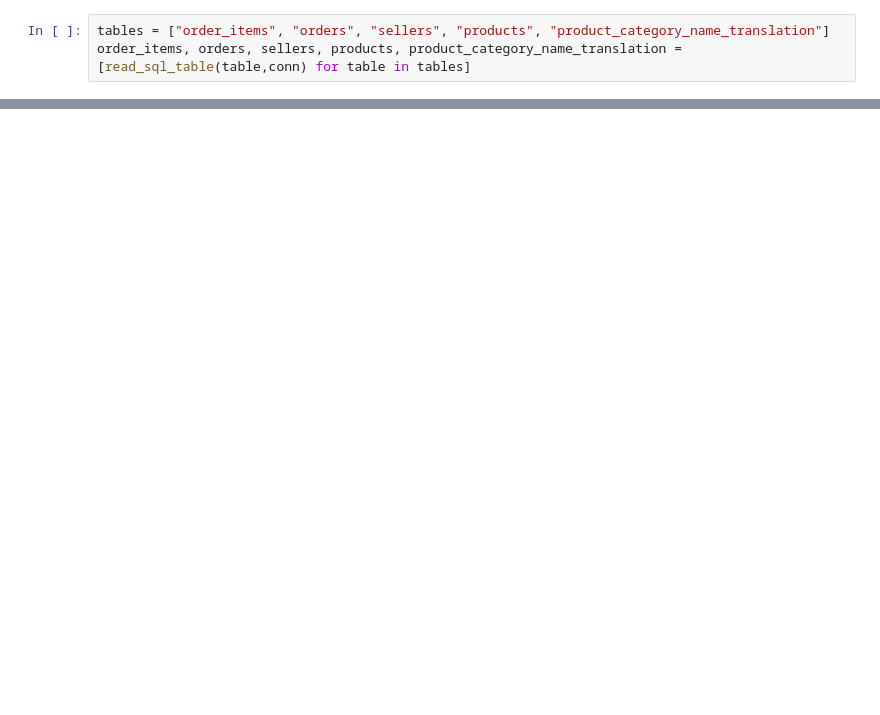
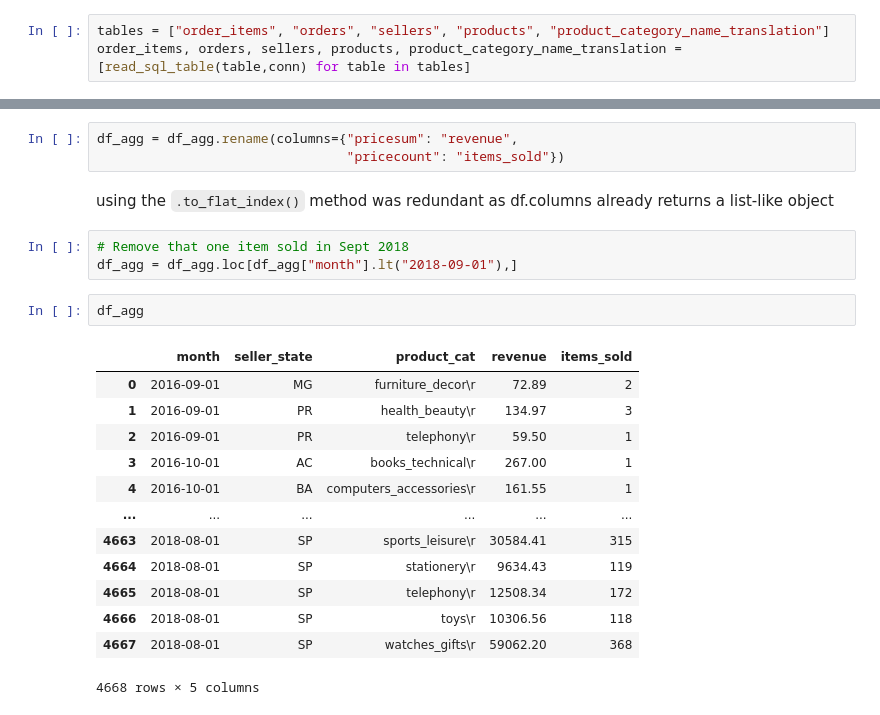
Before and after one commit to Senonino/data-ber-01-20, a Jupyter notebook: Notes/module_1/week_3/9_python-matplotib_seaborn.ipynb, the cells around one changed output, grey strips where cells are left out. Saved outputs shown, nothing was run; the diff lists cells and outputs as text; blank space fills up the shorter version.

```diff
--- a/Notes/module_1/week_3/9_python-matplotib_seaborn.ipynb
+++ b/Notes/module_1/week_3/9_python-matplotib_seaborn.ipynb
@@ -65,0 +313,24 @@ orders = pd.read_sql("SELECT * FROM orders;", conn)
+# %%
+df_agg = df_agg.rename(columns={"pricesum": "revenue",
+                                "pricecount": "items_sold"})
+# %% [markdown]
+using the `.to_flat_index()` method was redundant as df.columns already returns a list-like object
+# %%
+# Remove that one item sold in Sept 2018
+df_agg = df_agg.loc[df_agg["month"].lt("2018-09-01"),]
+# %%
+df_agg
+# %% [output]
+|  | month | seller_state | product_cat | revenue | items_sold |
+| 0 | 2016-09-01 | MG | furniture_decor\r | 72.89 | 2 |
+| 1 | 2016-09-01 | PR | health_beauty\r | 134.97 | 3 |
+| 2 | 2016-09-01 | PR | telephony\r | 59.50 | 1 |
+| 3 | 2016-10-01 | AC | books_technical\r | 267.00 | 1 |
+| 4 | 2016-10-01 | BA | computers_accessories\r | 161.55 | 1 |
+| ... | ... | ... | ... | ... | ... |
+| 4663 | 2018-08-01 | SP | sports_leisure\r | 30584.41 | 315 |
+| 4664 | 2018-08-01 | SP | stationery\r | 9634.43 | 119 |
+| 4665 | 2018-08-01 | SP | telephony\r | 12508.34 | 172 |
+| 4666 | 2018-08-01 | SP | toys\r | 10306.56 | 118 |
+| 4667 | 2018-08-01 | SP | watches_gifts\r | 59062.20 | 368 |
+4668 rows × 5 columns
```
Also changed, not shown: parts of 34 cells of this notebook.
